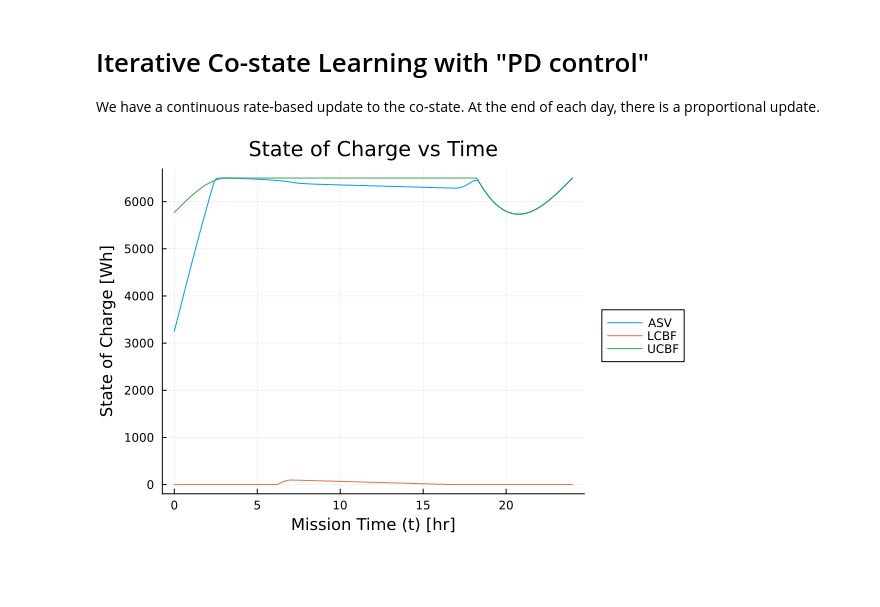
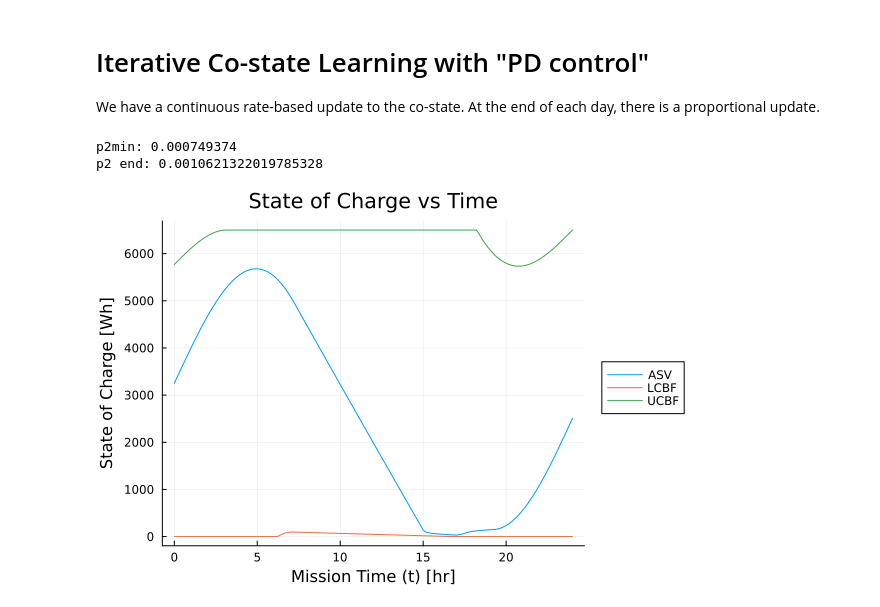
Before and after one commit to kmgovind/characterizing-ive, a Jupyter notebook: groundhog_learning.ipynb, the cells around one changed output. Saved outputs shown, nothing was run; the diff lists cells and outputs as text; code cells hidden in the pictures; blank space fills up the shorter version.

```diff
--- a/groundhog_learning.ipynb
+++ b/groundhog_learning.ipynb
@@ -193,8 +190,8 @@ function zeropower!(boat, dayOfYear, time, lat, soc, dt)
     return vel;
 end
 
-k_p = -2e-4; # Learning P gain (-1e-5)
-k_d = -1e-5; # Learning D gain 5e-5
+k_p = -5e-5; # Learning P gain (-1e-5)
+k_d = -1e-5; # Learning D gain 5e-5 -1e-5
 
 xmax = 0; # best distance travel
 pstar = 0;
@@ -253,10 +250,11 @@ for day = 1:1:num_iters
         global b[j] = batterymodel!(boat, dayOfYear, t[i], lat, v[i], b[i], Δt);
         global v[j] = v[i];
 
-        # Continuous "D" gain update
+        # Continuous rate update
         if day != 1
             cont_error = b[j] - old_b[j];
-            pbar = log10(p2) + k_d * cont_error;
+            # pbar = log10(p2) + k_d * cont_error;
+            pbar = log10(p_list[day-1]) + k_d * cont_error; # update co-state from previous day
             p2 = 10^pbar;
             # println("Day: ", day, "\t Time: ", j, "\t new p2: ", p2);
         end
@@ -266,31 +264,33 @@ for day = 1:1:num_iters
     if day < num_iters
         global error_rate[day] = 0;
         global error_list[day] = b[end] - b[1];
         if day != 1
             global error_rate[day] = error_list[day] - error_list[day-1];
         end
         pbar = log10(p_list[day]) + k_p * error_list[day];
         global p_list[day+1] = 10^pbar;
     end
 
     old_b = b;
 
     # Find optimal p2 and x
     if x[end] > xmax
         global xmax = x[end];
         global pstar = p2;
     end
 end
 
 println("p2 end: ", p_list[end]);
 
 # Plot SOC vs Time
 plot(og_time, b, label="ASV");
 plot!(og_time, lcbf, label="LCBF");
 plot!(og_time, ucbf, label="UCBF");
 xlabel!("Mission Time (t) [hr]");
 ylabel!("State of Charge [Wh]");
 title!("State of Charge vs Time");
 plot!(legend=:outerright)
 # %% [output]
+p2min: 0.000749374
+p2 end: 0.0010621322019785328
-[figure, old version]
+[figure, new version]
```
Also changed, not shown: parts of 7 cells of this notebook, 1 other file.
